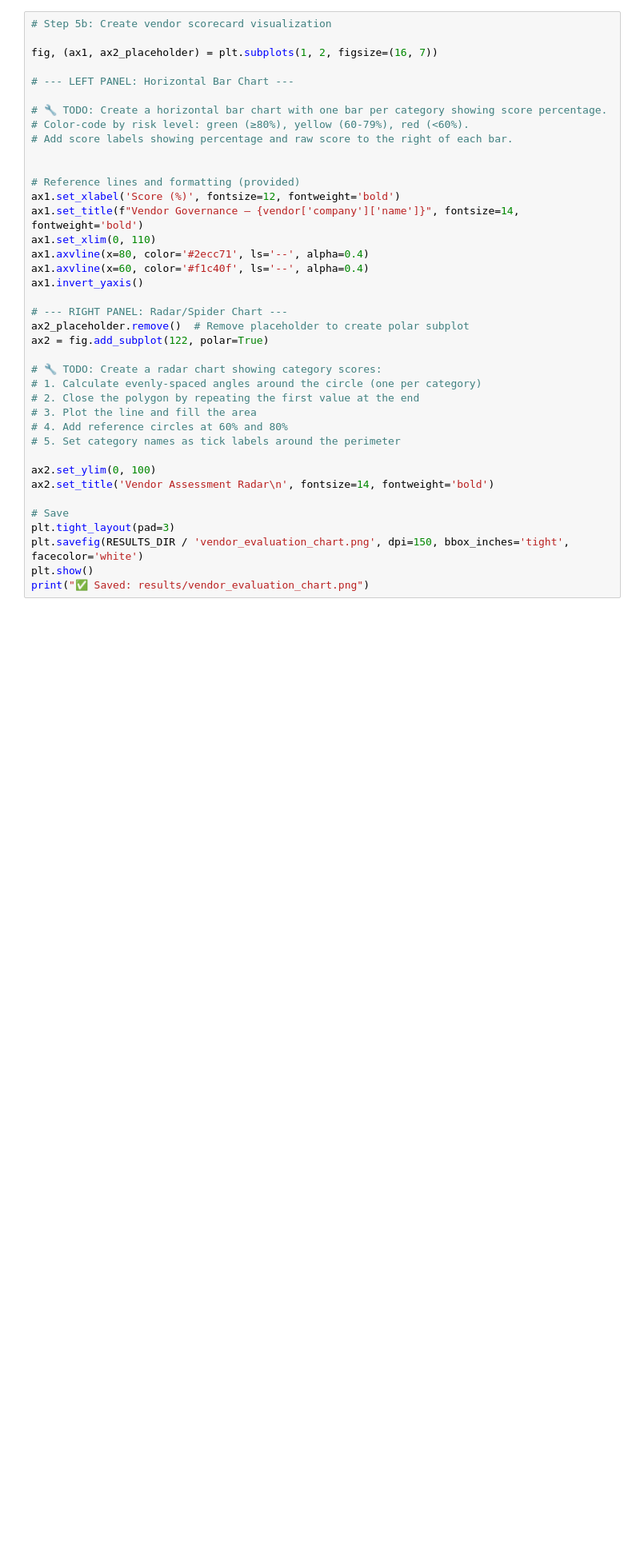
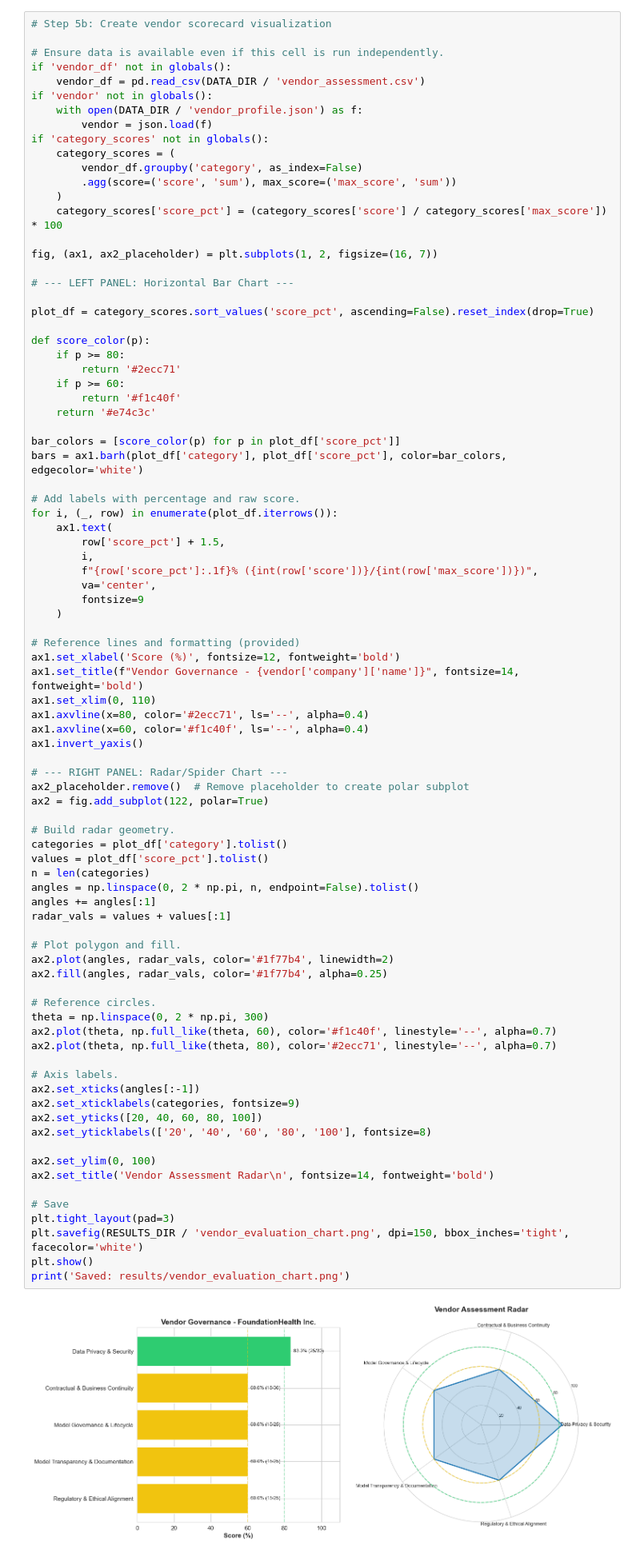
Before and after one commit to aguijarro/ai-data-gov, a Jupyter notebook: ai-data-gov-nd700-c2-cd13873-project-starter/project/starter/governance_assessment.ipynb, the cells around one changed output. Shown at 80% size. Drawn from its saved outputs; the diff is of its cells as text; blank space fills up the shorter version.

```diff
--- a/ai-data-gov-nd700-c2-cd13873-project-starter/project/starter/governance_assessment.ipynb
+++ b/ai-data-gov-nd700-c2-cd13873-project-starter/project/starter/governance_assessment.ipynb
@@ -729,40 +906,88 @@ Save as `results/vendor_evaluation_chart.png`.
 *Hint: For the radar chart, use `fig.add_subplot(122, polar=True)` and compute angles with `np.linspace(0, 2*np.pi, n, endpoint=False)`*
 # %%
 # Step 5b: Create vendor scorecard visualization
+
+# Ensure data is available even if this cell is run independently.
+if 'vendor_df' not in globals():
+    vendor_df = pd.read_csv(DATA_DIR / 'vendor_assessment.csv')
+if 'vendor' not in globals():
+    with open(DATA_DIR / 'vendor_profile.json') as f:
+        vendor = json.load(f)
+if 'category_scores' not in globals():
+    category_scores = (
+        vendor_df.groupby('category', as_index=False)
+        .agg(score=('score', 'sum'), max_score=('max_score', 'sum'))
+    )
+    category_scores['score_pct'] = (category_scores['score'] / category_scores['max_score']) * 100
 
 fig, (ax1, ax2_placeholder) = plt.subplots(1, 2, figsize=(16, 7))
 
 # --- LEFT PANEL: Horizontal Bar Chart ---
 
-# 🔧 TODO: Create a horizontal bar chart with one bar per category showing score percentage.
-# Color-code by risk level: green (≥80%), yellow (60-79%), red (<60%).
-# Add score labels showing percentage and raw score to the right of each bar.
+plot_df = category_scores.sort_values('score_pct', ascending=False).reset_index(drop=True)
 
+def score_color(p):
+    if p >= 80:
+        return '#2ecc71'
+    if p >= 60:
+        return '#f1c40f'
+    return '#e74c3c'
+
+bar_colors = [score_color(p) for p in plot_df['score_pct']]
+bars = ax1.barh(plot_df['category'], plot_df['score_pct'], color=bar_colors, edgecolor='white')
+
+# Add labels with percentage and raw score.
+for i, (_, row) in enumerate(plot_df.iterrows()):
+    ax1.text(
+        row['score_pct'] + 1.5,
+        i,
+        f"{row['score_pct']:.1f}% ({int(row['score'])}/{int(row['max_score'])})",
+        va='center',
+        fontsize=9
+    )
 
 # Reference lines and formatting (provided)
 ax1.set_xlabel('Score (%)', fontsize=12, fontweight='bold')
-ax1.set_title(f"Vendor Governance — {vendor['company']['name']}", fontsize=14, fontweight='bold')
+ax1.set_title(f"Vendor Governance - {vendor['company']['name']}", fontsize=14, fontweight='bold')
 ax1.set_xlim(0, 110)
 ax1.axvline(x=80, color='#2ecc71', ls='--', alpha=0.4)
 ax1.axvline(x=60, color='#f1c40f', ls='--', alpha=0.4)
 ax1.invert_yaxis()
 
 # --- RIGHT PANEL: Radar/Spider Chart ---
 ax2_placeholder.remove()  # Remove placeholder to create polar subplot
 ax2 = fig.add_subplot(122, polar=True)
 
-# 🔧 TODO: Create a radar chart showing category scores:
-# 1. Calculate evenly-spaced angles around the circle (one per category)
-# 2. Close the polygon by repeating the first value at the end
-# 3. Plot the line and fill the area
-# 4. Add reference circles at 60% and 80%
-# 5. Set category names as tick labels around the perimeter
+# Build radar geometry.
+categories = plot_df['category'].tolist()
+values = plot_df['score_pct'].tolist()
+n = len(categories)
+angles = np.linspace(0, 2 * np.pi, n, endpoint=False).tolist()
+angles += angles[:1]
+radar_vals = values + values[:1]
+
+# Plot polygon and fill.
+ax2.plot(angles, radar_vals, color='#1f77b4', linewidth=2)
+ax2.fill(angles, radar_vals, color='#1f77b4', alpha=0.25)
+
+# Reference circles.
+theta = np.linspace(0, 2 * np.pi, 300)
+ax2.plot(theta, np.full_like(theta, 60), color='#f1c40f', linestyle='--', alpha=0.7)
+ax2.plot(theta, np.full_like(theta, 80), color='#2ecc71', linestyle='--', alpha=0.7)
+
+# Axis labels.
+ax2.set_xticks(angles[:-1])
+ax2.set_xticklabels(categories, fontsize=9)
+ax2.set_yticks([20, 40, 60, 80, 100])
+ax2.set_yticklabels(['20', '40', '60', '80', '100'], fontsize=8)
 
 ax2.set_ylim(0, 100)
 ax2.set_title('Vendor Assessment Radar\n', fontsize=14, fontweight='bold')
 
 # Save
 plt.tight_layout(pad=3)
 plt.savefig(RESULTS_DIR / 'vendor_evaluation_chart.png', dpi=150, bbox_inches='tight', facecolor='white')
 plt.show()
-print("✅ Saved: results/vendor_evaluation_chart.png")
+print('Saved: results/vendor_evaluation_chart.png')
+# %% [output]
+[figure, added]
```
Also changed, not shown: parts of 12 cells of this notebook.
